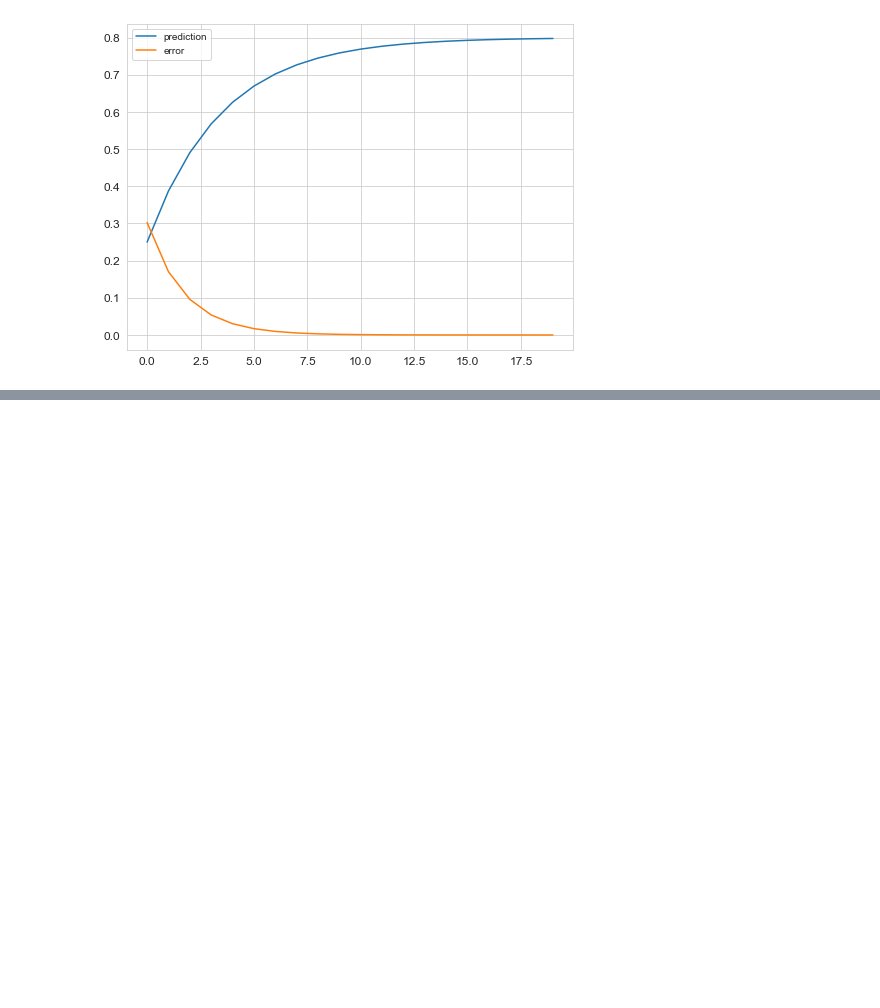
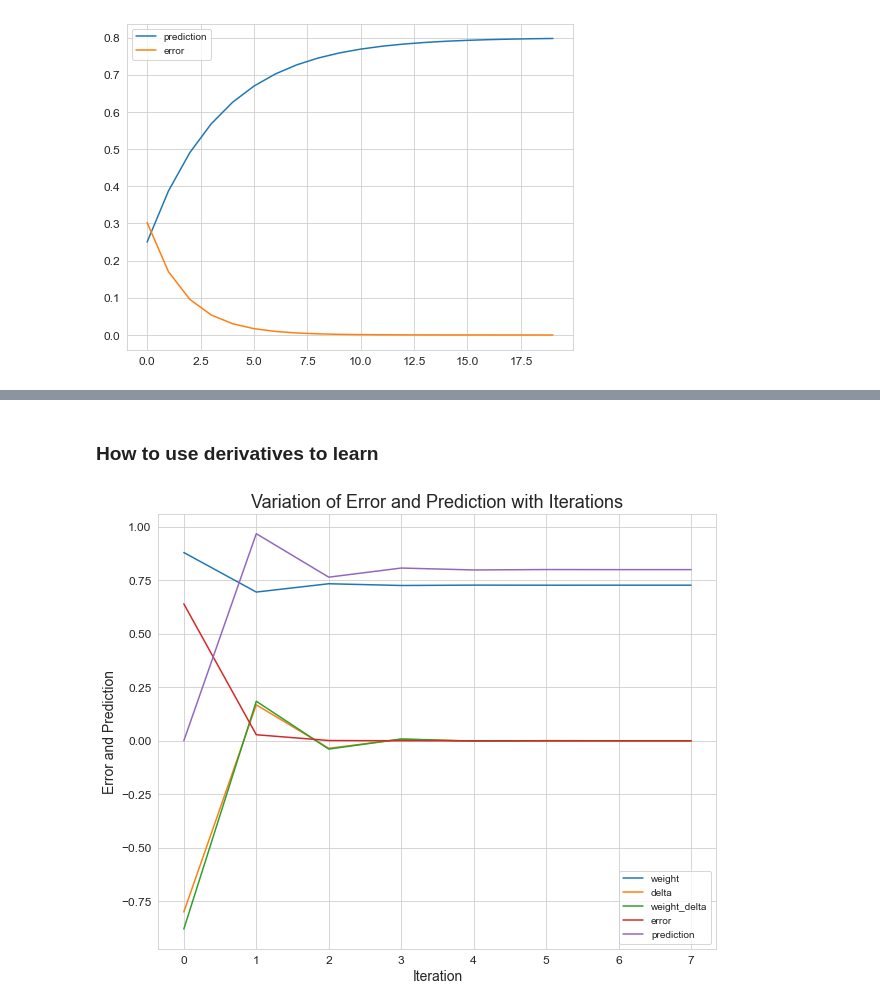
Before and after one commit to AnirbanDatta87/Python, a Jupyter notebook: Concepts/M13 - DL/ANN.ipynb, the cells around one changed output, grey strips where cells are left out. Saved outputs shown, nothing was run; the diff lists cells and outputs as text; code cells hidden in the pictures; blank space fills up the shorter version.

```diff
--- a/Concepts/M13 - DL/ANN.ipynb
+++ b/Concepts/M13 - DL/ANN.ipynb
@@ -559,0 +682,12 @@ err_df.plot(figsize=(8, 6));
+# %%
+weight, goal_pred, input = (0.0, 0.8, 1.1)
+
+for iteration in range(4):
+    print("-----\nWeight:" + str(weight))
+    pred = input * weight
+    error = (pred - goal_pred) ** 2
+    delta = pred - goal_pred
+    weight_delta = delta * input
+    weight = weight - weight_delta
+    print("Error:" + str(error) + " Prediction:" + str(pred))
+    print("Delta:" + str(delta) + " Weight Delta:" + str(weight_delta))
@@ -559,0 +711,34 @@ err_df.plot(figsize=(8, 6));
+# %% [markdown]
+### How to use derivatives  to learn
+# %%
+weight = 0.0
+goal_pred = 0.8
+x = 1.1
+weight_lst, delta_lst, weight_delta_lst, error_lst, prediction_lst = [], [], [], [], []
+
+for iteration in range(8):
+    pred = x * weight
+    error = (pred - goal_pred) ** 2
+    delta = pred - goal_pred
+    weight_delta = delta * x
+    weight = weight - weight_delta
+    weight_lst.append(weight)
+    delta_lst.append(delta)
+    weight_delta_lst.append(weight_delta)
+    error_lst.append(error)
+    prediction_lst.append(pred)
+#     result_string = f'''
+#     Iteration: {iteration+1}
+#     Error: {error}  Delta: {delta} Prediction: {pred}
+#     '''
+#     print(result_string)
+
+err_df = pd.DataFrame(list(zip(weight_lst, delta_lst, weight_delta_lst, error_lst, prediction_lst)),
+                      columns=['weight','delta', 'weight_delta', 'error', 'prediction'])
+ax = err_df.plot(figsize=(10, 8), title = 'Variation of Error and Prediction with Iterations');
+ax.title.set_size(18)
+ax.set_xlabel("Iteration")
+ax.set_ylabel("Error and Prediction")
+plt.show()
+# %% [output]
+[figure, added]
```
Also changed, not shown: parts of 13 cells of this notebook.
